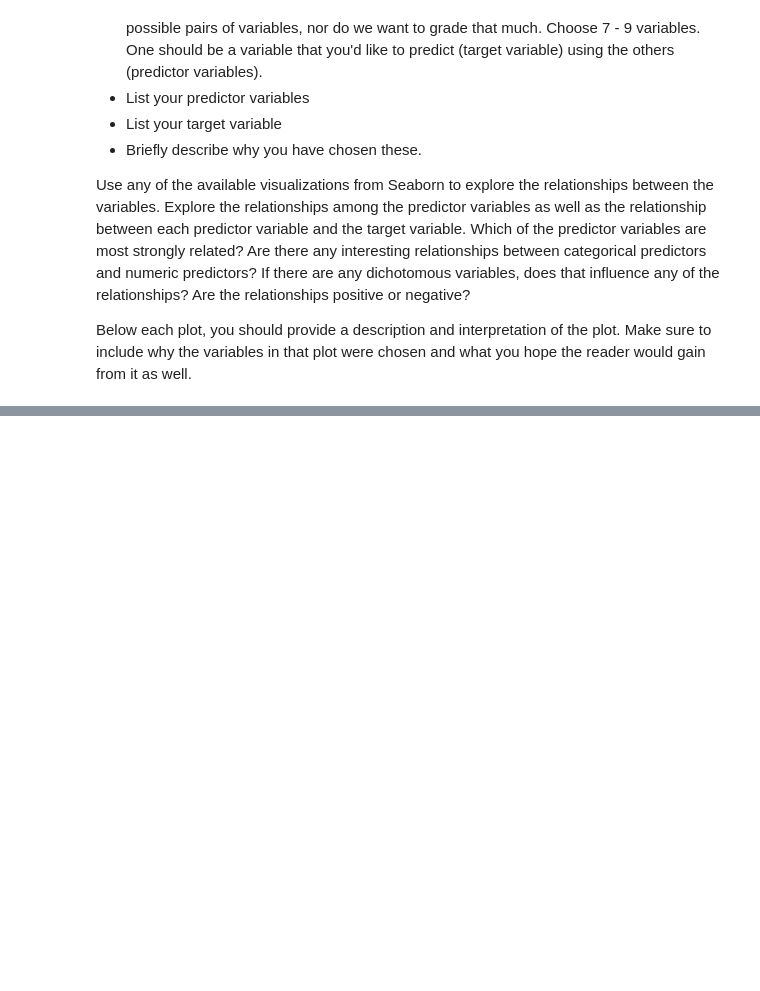
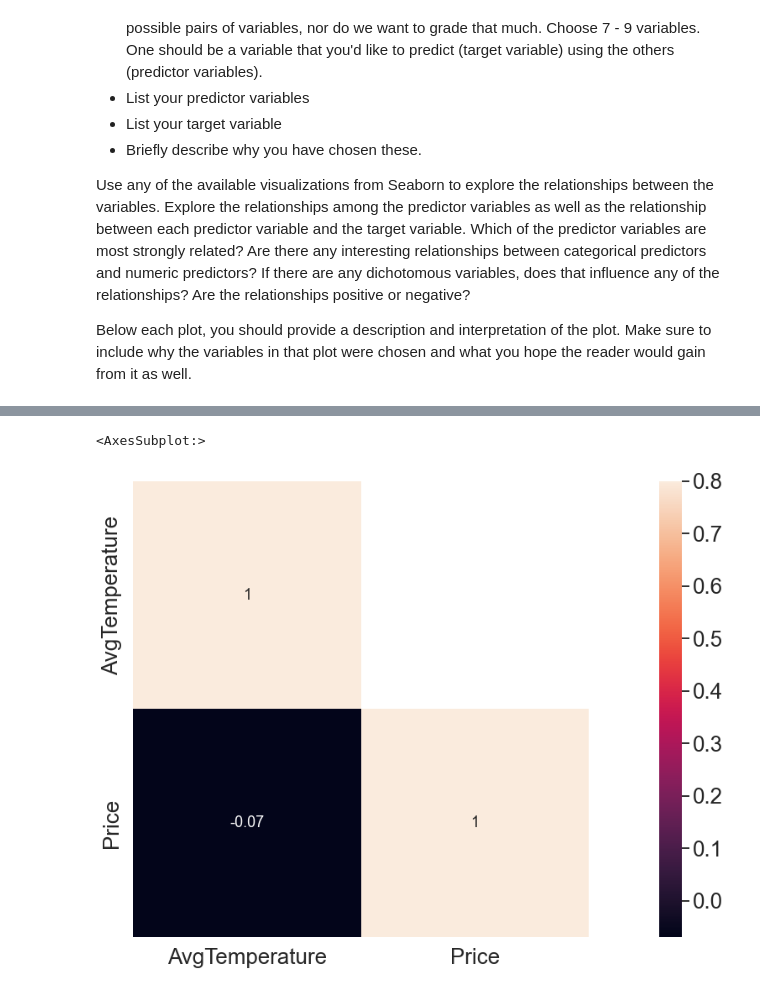
Before and after one commit to calebm00re/22ML-project2, a Jupyter notebook: Project02.ipynb, the cells around one changed output, grey strips where cells are left out. Drawn from its saved outputs; the diff is of its cells as text; code cells hidden in the pictures; blank space fills up the shorter version.

```diff
--- a/Project02.ipynb
+++ b/Project02.ipynb
@@ -57,7 +57,8 @@ Do this with Intentionality.  Don't skimp.
 print("Shape of flights::{}".format(df.shape))
 print("Shape of gas::{}".format(df2.shape), '\n')
 
-df['datetime'] = pd.to_datetime(df.Date_of_Journey)
+#coming back later to add format for datetime
+df['datetime'] = pd.to_datetime(df.Date_of_Journey, dayfirst=True)
 df2['datetime'] = pd.to_datetime(df2.Date)
 
 print("flights:\n", df.dtypes, "\n\ngas:\n", df2.dtypes, "\n\n")
@@ -65,6 +66,8 @@ print("flights:\n", df.describe(), "\n\ngas:\n", df2.describe())
 
 print("min year flights: ", min(df.datetime), "max year flights: ", max(df.datetime))
 print("min year gas: ", min(df2.datetime), "max year gas: ", max(df2.datetime))
-print(df.value_counts('datetime'))
-df2.value_counts('datetime')
+# print(df.value_counts('datetime'))
+print(df.head())
+# print(df2.head())
+# df2.value_counts('datetime')
 # %% [output]
@@ -106,12 +96,15 @@ Length: 1361, dtype: int64
 # %%
 df3 = pd.read_csv("city_temperature.csv")
 #this is a large dataset so we well go ahead and limit it to the years comparable with the flight dataset
+print("flights: ", df.head(10))
+print("temps: ", df3.head(10))
 df3 = df3.loc[df3['Year'] == 2019]
+df3 = df3.loc[df3['Country'] == 'India']
 cols=["Year","Month","Day"]
 df3['date'] = df3[cols].apply(lambda x: '-'.join(x.values.astype(str)), axis="columns")
 df3['datetime'] = pd.to_datetime(df3.date)
 print("Shape of temps::{}".format(df3.shape), '\n')
 print("min year temps: ", min(df3.datetime), "max year temps: ", max(df3.datetime))
 #this mostly seems to check out better than the gas dataset
-df3.value_counts('datetime')
+# df3.value_counts('datetime')
 # %% [output]
@@ -196,0 +220,40 @@ Below each plot, you should provide a description and interpretation of the plot
+# %%
+import numpy as np
+import seaborn as sn
+import matplotlib.pyplot as plt
+import datetime
+
+# setting params same code as the bike dataset
+params = {'legend.fontsize': 'x-large',
+          'figure.figsize': (30, 10),
+          'axes.labelsize': 'x-large',
+          'axes.titlesize':'x-large',
+          'xtick.labelsize':'x-large',
+          'ytick.labelsize':'x-large'}
+
+sn.set_style('whitegrid')
+sn.set_context('talk')
+
+plt.rcParams.update(params)
+pd.options.display.max_colwidth = 600
+
+#this all needs to be moved into categories
+merged['Month'] = pd.DatetimeIndex(merged['datetime']).month
+merged['Day'] = pd.DatetimeIndex(merged['datetime']).day
+
+merged['Month'] = merged.Month.astype('category')
+merged['Airline'] = merged.Airline.astype('category')
+merged['Source'] = merged.Source.astype('category')
+merged['Destination'] = merged.Destination.astype('category')
+
+corrMatt = merged[["AvgTemperature",
+                   "Price"]].corr()
+mask = np.array(corrMatt)
+mask[np.tril_indices_from(mask)] = False
+sn.heatmap(corrMatt, mask=mask,
+           vmax=.8, square=True,annot=True)
+
+#well this correlation turned out to be far less than I thought it was going to be so lets look at some other graphs
+# %% [output]
+<AxesSubplot:>
+[figure, added]
```
Also changed, not shown: parts of 13 cells of this notebook.
